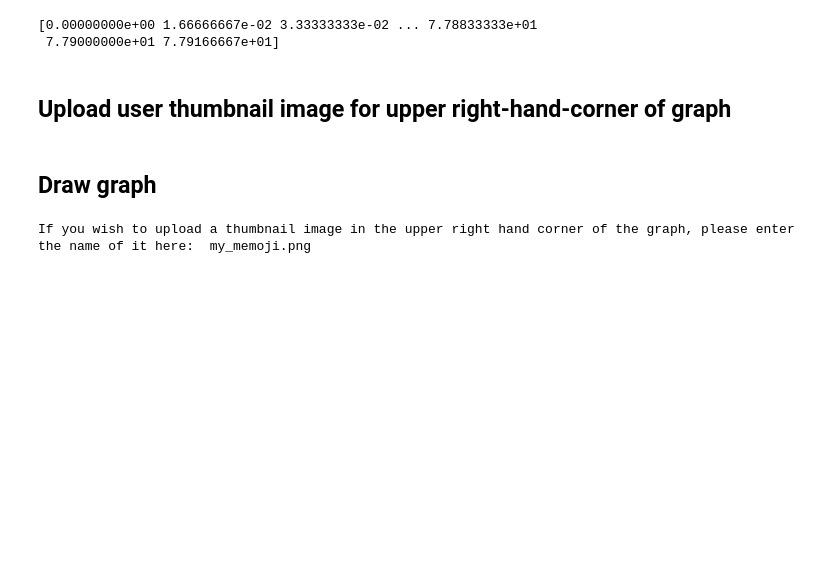
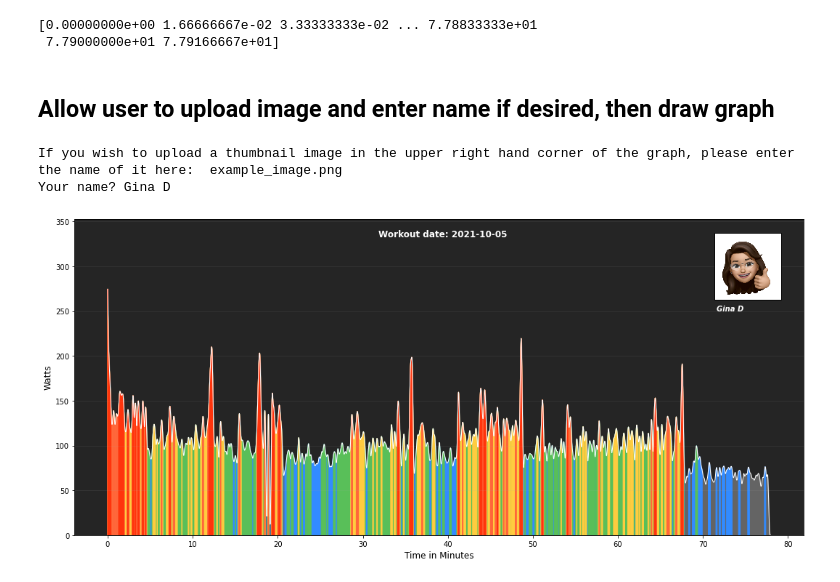
Before and after one commit to gdurante2019/graph-workout-streamlit, a Jupyter notebook: Graph-from-fitfile-103121a.ipynb, the cells around one changed output. Saved outputs shown, nothing was run; the diff lists cells and outputs as text; code cells hidden in the pictures; blank space fills up the shorter version.

Commit message:
Reorder graph function elements

```diff
--- a/Graph-from-fitfile-103121a.ipynb
+++ b/Graph-from-fitfile-103121a.ipynb
@@ -286,5 +286,3 @@ print(minutes)
 # %% [output]
 [0.00000000e+00 1.66666667e-02 3.33333333e-02 ... 7.78833333e+01
  7.79000000e+01 7.79166667e+01]
-# %% [markdown]
-## Upload user thumbnail image for upper right-hand-corner of graph
@@ -296,5 +289,5 @@ print(minutes)
-# %% [markdown]
-## Draw graph
+# %% [markdown]
+## Allow user to upload image and enter name if desired, then draw graph
 # %%
 from matplotlib.offsetbox import (TextArea, DrawingArea, OffsetImage,
                                   AnnotationBbox)
@@ -308,7 +301,7 @@ if ftp != None:
     ax.set_ylabel("Watts", fontsize='large')
 
     # This expands the top of the graph to 20% beyond max watts
-    ax.set_ylim(top=y_top)
+    ax.set_ylim(top=max(watts)*1.20)
 
     # logic for color under the graph based on % of FTP (thanks to Jonas Häggqvist for this code)
     ax.grid(which='major', axis='y', alpha=0.1, linewidth=1)
@@ -322,38 +315,39 @@ if ftp != None:
     # Setting the image and location (thanks to Phil Daws for the code that helped me get started)
 
     xmin, xmax = ax.get_xlim()
     ymin, ymax = ax.get_ylim()
     xy = [xmax-(xmax*0.08), ymax-(ymax*0.15)]
 
-    # Upload image
+    # Adding the workout date to the graph
+    workout_date = Annotation(f'Workout date: {date_str}', xy=[xmax-50, ymax-20], color='white',
+                              fontweight='bold', fontsize='large')
+    ax.add_artist(workout_date)
+
+    # Upload image, e.g., "example_image.png"
     img_name = input("If you wish to upload a thumbnail image in the upper right hand corner of the graph, please enter the name of it here:  ")
-    # "my_memoji.png"
     if img_name != '':
         img = plt.imread(img_name, format=None)
         imagebox = OffsetImage(img, zoom=0.2)
         imagebox.image.axes = ax
 
         ab = AnnotationBbox(imagebox, xy, frameon=True)
         ax.add_artist(ab)
 
         # Adding name under image
         name = input("Your name? ")
         rider_name = Annotation(name, xy=[xmax-(xmax*0.125), ymax-(ymax*0.29)], color='white',
                                 fontweight='bold', fontsize='medium', fontstyle='italic')
         ax.add_artist(rider_name)
 
-    # Adding the workout date to the graph
-    workout_date = Annotation(f'Workout date: {date_str}', xy=[xmax-50, ymax-20], color='white',
-                              fontweight='bold', fontsize='large')
-    ax.add_artist(workout_date)
-
     # Setting plot line color and thickness
     plt.plot(minutes, watts_smoothed, color='white', linewidth=1.0)
 
     plt.show()
 
 else:
     print(f"\nThe graph cannot be drawn; no valid FTP was provided.")
     print(f"If you wish to try again, please have your FTP value ready and then reload this page.")
 # %% [output]
-If you wish to upload a thumbnail image in the upper right hand corner of the graph, please enter the name of it here:  my_memoji.png
+If you wish to upload a thumbnail image in the upper right hand corner of the graph, please enter the name of it here:  example_image.png
+Your name? Gina D
+[figure, added]
```
Also changed, not shown: parts of 12 cells of this notebook.
